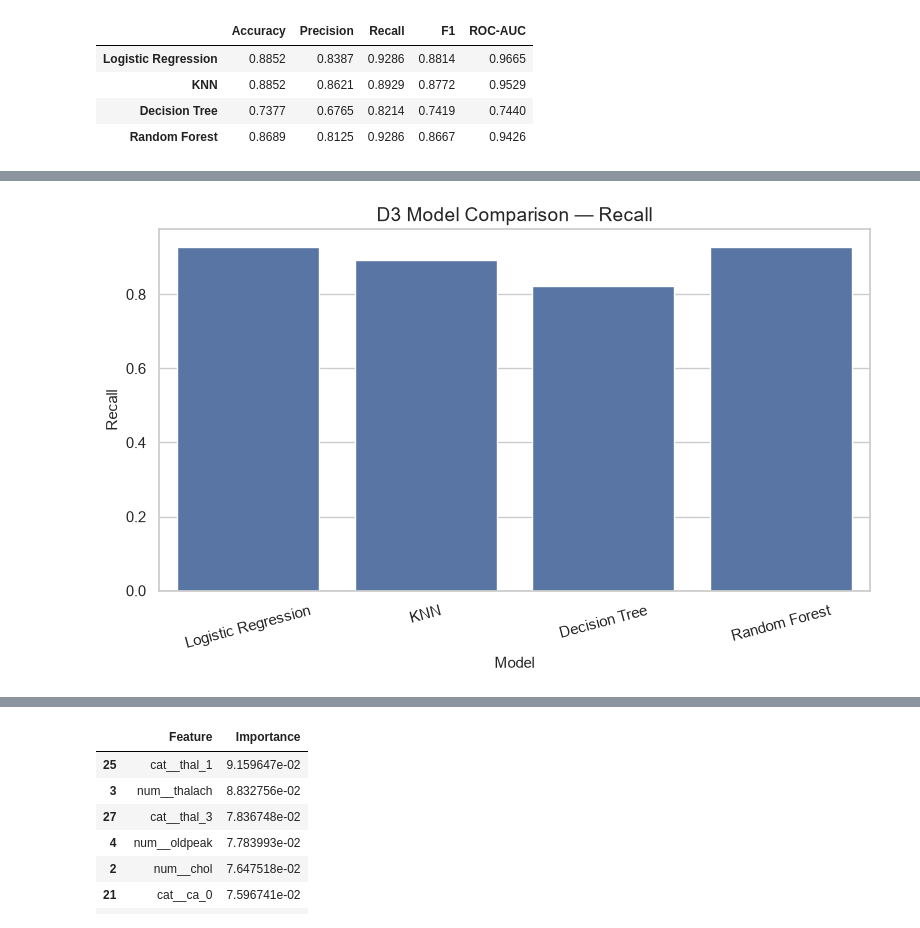
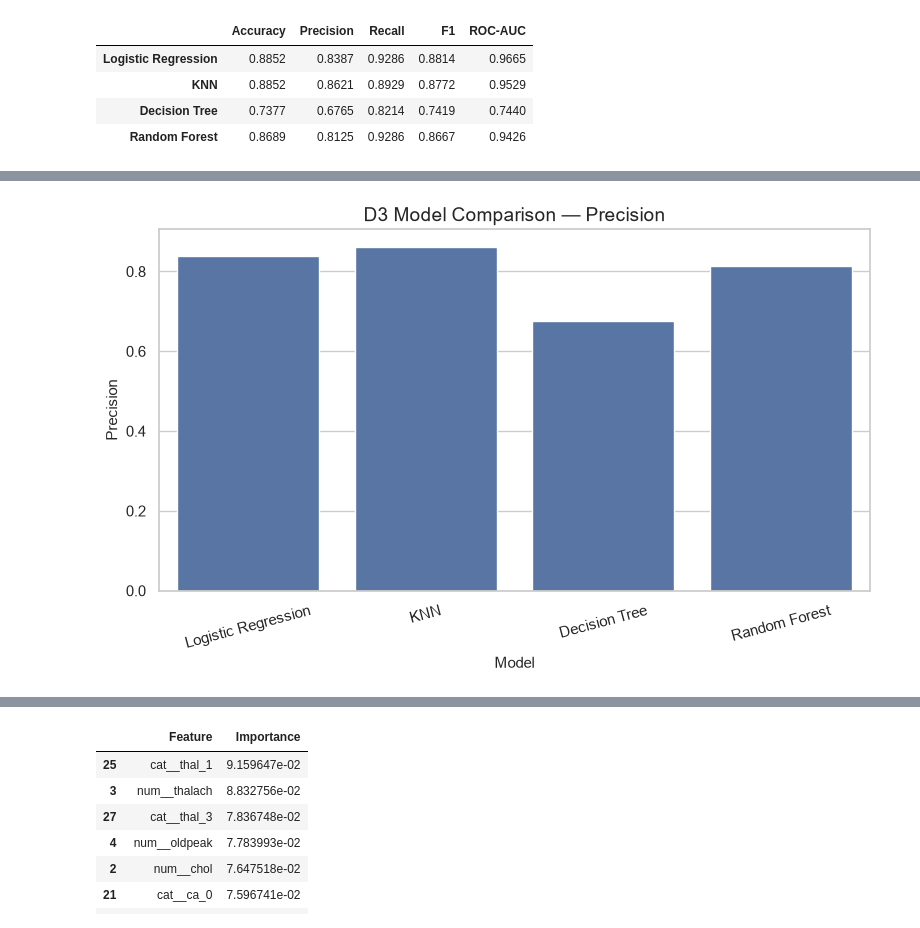
Before and after one commit to parvathy-jk/cardiovascular-risk-prediction, a Jupyter notebook: cardiovascular_case_study.ipynb, the cells around one changed output, grey strips where cells are left out. Drawn from its saved outputs; the diff is of its cells as text; code cells hidden in the pictures.

```diff
--- a/cardiovascular_case_study.ipynb
+++ b/cardiovascular_case_study.ipynb
@@ -761,6 +658,7 @@ plt.show()
 # %%
 metrics_to_plot = [
     "Accuracy",
+    "Precision",
     "Recall",
     "F1",
     "ROC-AUC"
@@ -1419,6 +1238,7 @@ plt.show()
 
 metrics_to_plot = [
     "Accuracy",
+    "Precision",
     "Recall",
     "F1",
     "ROC-AUC"
@@ -1974,26 +1703,27 @@ plt.show()
 # %%
 metrics_to_plot = [
     "Accuracy",
+    "Precision",
     "Recall",
     "F1",
     "ROC-AUC"
 ]
 
 for metric in metrics_to_plot:
     plt.figure(figsize=(8, 5))
 
     sns.barplot(
         data=d3_results_df.reset_index(),
         x="index",
         y=metric
     )
 
     plt.title(f"D3 Model Comparison — {metric}")
     plt.xlabel("Model")
     plt.ylabel(metric)
     plt.xticks(rotation=15)
     plt.tight_layout()
     plt.show()
 # %% [output]
 [figure]
-[figure, old version]
+[figure, new version]
```
Also changed, not shown: parts of 21 cells of this notebook.
